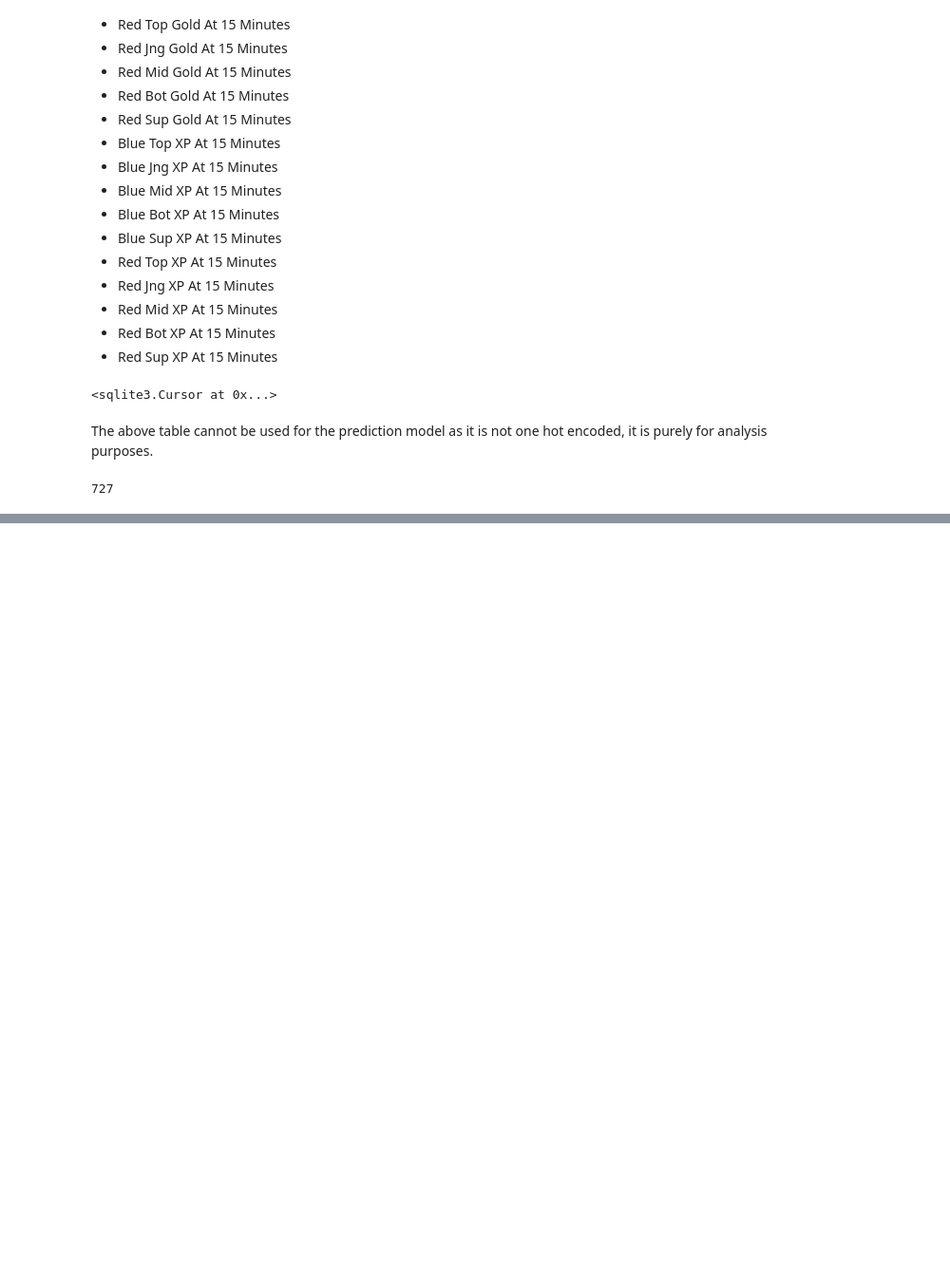
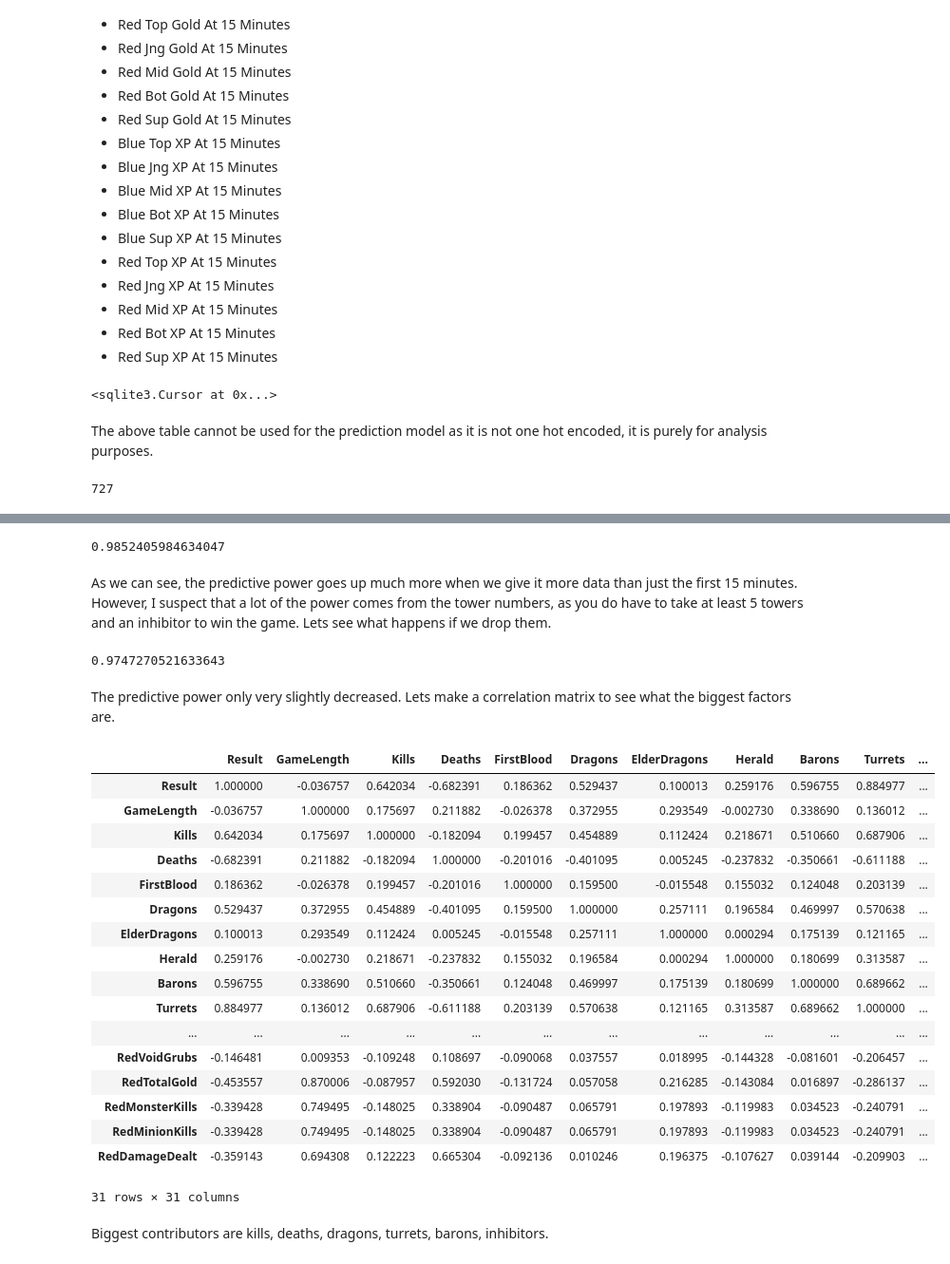
Before and after one commit to SuyogKhanal5/LeagueProPrediction, a Jupyter notebook: exploration.ipynb, the cells around one changed output, grey strips where cells are left out. Shown at 95% size. Saved outputs shown, nothing was run; the diff lists cells and outputs as text; code cells hidden in the pictures; blank space fills up the shorter version.

```diff
--- a/exploration.ipynb
+++ b/exploration.ipynb
@@ -502,0 +1201,80 @@ print(accuracy)
+# %%
+fullData = pd.read_sql('SELECT * FROM CompleteGameData', conn)
+
+model6 = LogisticRegression(max_iter=100000)
+fullData.dropna(inplace=True) # remove the player rows and leave just the team ones
+
+scaler = MinMaxScaler()
+
+norm = pd.DataFrame(scaler.fit_transform(fullData), columns=fullData.columns)
+
+X6 = norm.drop(columns=['Result']) # blue win is y hat
+y6 = norm['Result']
+
+X6_train, X6_test, y6_train, y6_test = train_test_split(X6, y6, test_size=0.2)
+
+# x_train_scaled = scaler.fit_transform(X_train)
+
+model6.fit(X6_train, y6_train)
+
+# x_test_scaled = scaler.transform(X_test)
+predictions6 = model6.predict(X6_test)
+accuracy6 = accuracy_score(y6_test, predictions6)
+print(accuracy6)
+# %% [output]
+0.9852405984634047
+# %% [markdown]
+As we can see, the predictive power goes up much more when we give it more data than just the first 15 minutes. However, I suspect that a lot of the power comes from the tower numbers, as you do have to take at least 5 towers and an inhibitor to win the game. Lets see what happens if we drop them.
+# %%
+fullData = pd.read_sql('SELECT * FROM CompleteGameData', conn)
+fullData.drop(columns=['Turrets', 'Inhibitors', 'RedTurrets', 'RedInhibitors'], inplace=True)
+
+model7 = LogisticRegression(max_iter=100000)
+fullData.dropna(inplace=True) # remove the player rows and leave just the team ones
+
+scaler = MinMaxScaler()
+
+norm = pd.DataFrame(scaler.fit_transform(fullData), columns=fullData.columns)
+
+X7 = norm.drop(columns=['Result']) # blue win is y hat
+y7 = norm['Result']
+
+X7_train, X7_test, y7_train, y7_test = train_test_split(X7, y7, test_size=0.2)
+
+# x_train_scaled = scaler.fit_transform(X_train)
+
+model7.fit(X7_train, y7_train)
+
+# x_test_scaled = scaler.transform(X_test)
+predictions7 = model7.predict(X7_test)
+accuracy7 = accuracy_score(y7_test, predictions7)
+print(accuracy7)
+# %% [output]
+0.9747270521633643
+# %% [markdown]
+The predictive power only very slightly decreased. Lets make a correlation matrix to see what the biggest factors are.
+# %%
+fullData = pd.read_sql('SELECT * FROM CompleteGameData', conn)
+
+fullData.corr()
+# %% [output]
+|  | Result | GameLength | Kills | Deaths | FirstBlood | Dragons | ElderDragons | Herald | Barons | Turrets | ... |
+| Result | 1.000000 | -0.036757 | 0.642034 | -0.682391 | 0.186362 | 0.529437 | 0.100013 | 0.259176 | 0.596755 | 0.884977 | ... |
+| GameLength | -0.036757 | 1.000000 | 0.175697 | 0.211882 | -0.026378 | 0.372955 | 0.293549 | -0.002730 | 0.338690 | 0.136012 | ... |
+| Kills | 0.642034 | 0.175697 | 1.000000 | -0.182094 | 0.199457 | 0.454889 | 0.112424 | 0.218671 | 0.510660 | 0.687906 | ... |
+| Deaths | -0.682391 | 0.211882 | -0.182094 | 1.000000 | -0.201016 | -0.401095 | 0.005245 | -0.237832 | -0.350661 | -0.611188 | ... |
+| FirstBlood | 0.186362 | -0.026378 | 0.199457 | -0.201016 | 1.000000 | 0.159500 | -0.015548 | 0.155032 | 0.124048 | 0.203139 | ... |
+| Dragons | 0.529437 | 0.372955 | 0.454889 | -0.401095 | 0.159500 | 1.000000 | 0.257111 | 0.196584 | 0.469997 | 0.570638 | ... |
+| ElderDragons | 0.100013 | 0.293549 | 0.112424 | 0.005245 | -0.015548 | 0.257111 | 1.000000 | 0.000294 | 0.175139 | 0.121165 | ... |
+| Herald | 0.259176 | -0.002730 | 0.218671 | -0.237832 | 0.155032 | 0.196584 | 0.000294 | 1.000000 | 0.180699 | 0.313587 | ... |
+| Barons | 0.596755 | 0.338690 | 0.510660 | -0.350661 | 0.124048 | 0.469997 | 0.175139 | 0.180699 | 1.000000 | 0.689662 | ... |
+| Turrets | 0.884977 | 0.136012 | 0.687906 | -0.611188 | 0.203139 | 0.570638 | 0.121165 | 0.313587 | 0.689662 | 1.000000 | ... |
+| ... | ... | ... | ... | ... | ... | ... | ... | ... | ... | ... | ... |
+| RedVoidGrubs | -0.146481 | 0.009353 | -0.109248 | 0.108697 | -0.090068 | 0.037557 | 0.018995 | -0.144328 | -0.081601 | -0.206457 | ... |
+| RedTotalGold | -0.453557 | 0.870006 | -0.087957 | 0.592030 | -0.131724 | 0.057058 | 0.216285 | -0.143084 | 0.016897 | -0.286137 | ... |
+| RedMonsterKills | -0.339428 | 0.749495 | -0.148025 | 0.338904 | -0.090487 | 0.065791 | 0.197893 | -0.119983 | 0.034523 | -0.240791 | ... |
+| RedMinionKills | -0.339428 | 0.749495 | -0.148025 | 0.338904 | -0.090487 | 0.065791 | 0.197893 | -0.119983 | 0.034523 | -0.240791 | ... |
+| RedDamageDealt | -0.359143 | 0.694308 | 0.122223 | 0.665304 | -0.092136 | 0.010246 | 0.196375 | -0.107627 | 0.039144 | -0.209903 | ... |
+31 rows × 31 columns
+# %% [markdown]
+Biggest contributors are kills, deaths, dragons, turrets, barons, inhibitors.
```
Also changed, not shown: parts of 22 cells of this notebook, 2 other files.
